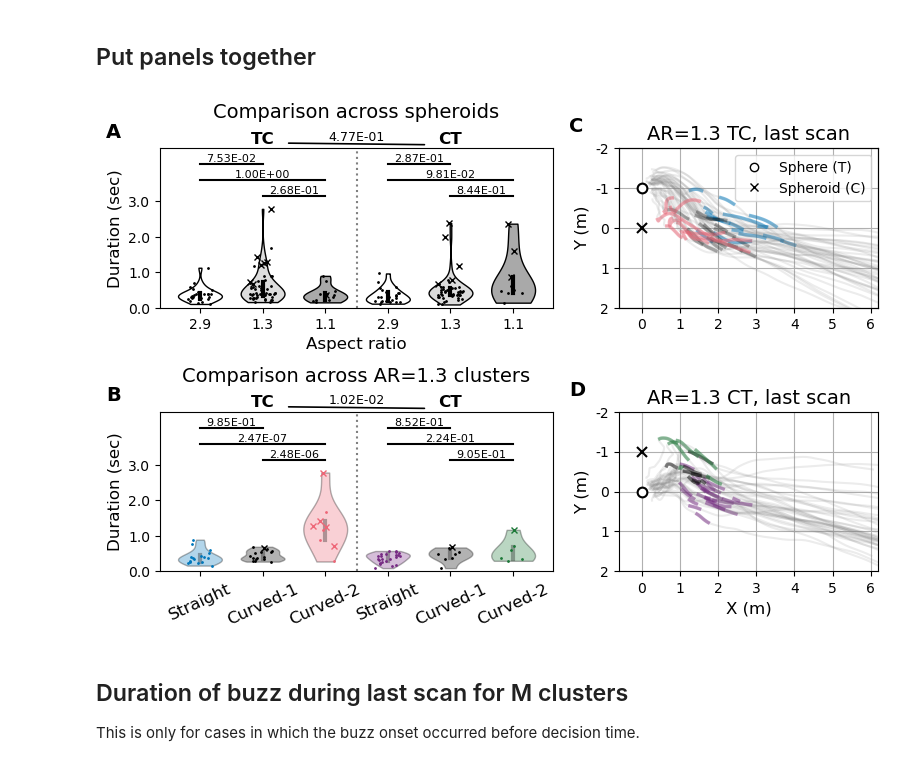
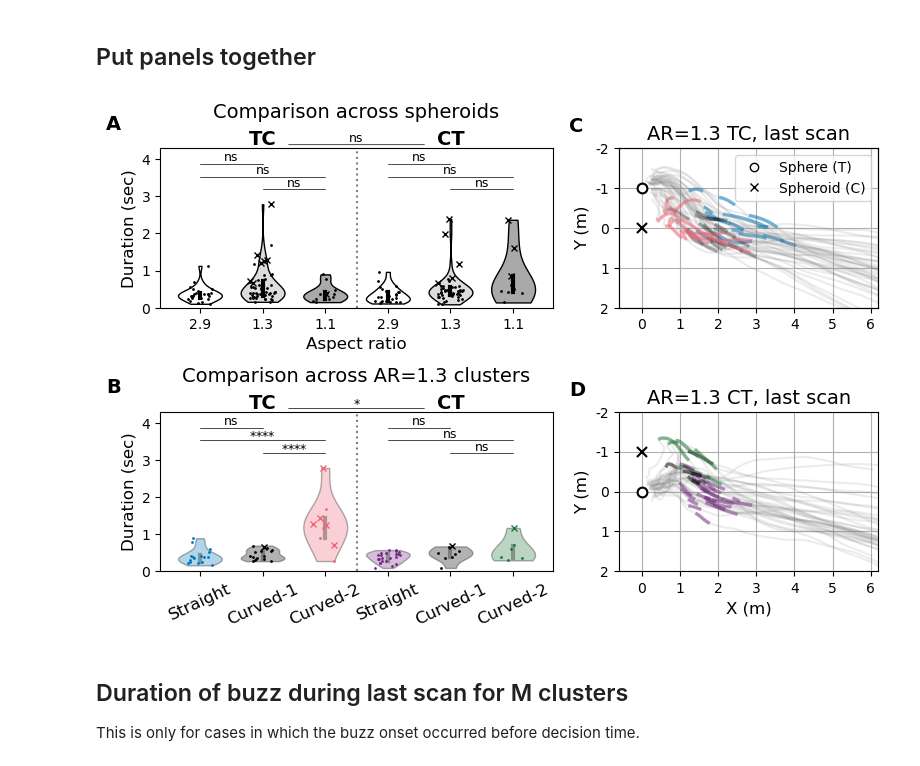
Before and after one commit to leewujung/porpoise_spheroid, a Jupyter notebook: notebooks_fig/fig_last_scan.ipynb, the cells around one changed output. Drawn from its saved outputs; the diff is of its cells as text; code cells hidden in the pictures.

```diff
--- a/notebooks_fig/fig_last_scan.ipynb
+++ b/notebooks_fig/fig_last_scan.ipynb
@@ -356,16 +356,16 @@ ax_allAR.set_ylabel("Duration (sec)", fontsize=12)
 ax_allAR.set_xticks(np.arange(6))
 ax_allAR.set_xticklabels(SPH_LABEL * 2, fontsize=10)
 ax_allAR.set_xlabel("Aspect ratio", fontsize=12)
-ax_allAR.set_yticks(np.arange(0, 3.5, 1))
-ax_allAR.set_yticklabels(np.arange(0, 3.5, 1), fontsize=10)
-ax_allAR.set_ylim(0, 4.5)
+ax_allAR.set_yticks(np.arange(0, 4.5, 1))
+ax_allAR.set_yticklabels(np.arange(0, 4.5, 1).astype(int), fontsize=10)
+ax_allAR.set_ylim(0, 4.3)
 
 # p value annotation
 df_stat_position = pd.read_csv(stat_path / "ARall_last_scan_duration_position_contrast.csv")
 df_stat_spheroid = pd.read_csv(stat_path / "ARall_last_scan_duration_spheroid_contrast.csv")
-annotate_p_val_position(ax_allAR, df_stat_position)
-annotate_p_val_spheroid(ax_allAR, df_stat_spheroid, ratio=True)
-add_TCCT_text(ax_allAR)
+utils_plot.annotate_p_val_position(ax_allAR, df_stat_position)
+utils_plot.annotate_p_val_spheroid(ax_allAR, df_stat_spheroid, ratio=True)
+utils_plot.add_TCCT_text(ax_allAR)
 
 
 
@@ -400,17 +400,17 @@ ax_AR13.set_title("Comparison across AR=1.3 clusters\n", fontsize=14)
 ax_AR13.set_ylabel("Duration (sec)", fontsize=12)
 ax_AR13.set_xticks(np.arange(6))
 ax_AR13.set_xticklabels(CLUSTER_STR_7, fontsize=12, rotation=25)
-ax_AR13.set_yticks(np.arange(0, 3.5, 1))
-ax_AR13.set_yticklabels(np.arange(0, 3.5, 1), fontsize=10)
-ax_AR13.set_ylim(0, 4.5)
+ax_AR13.set_yticks(np.arange(0, 4.5, 1))
+ax_AR13.set_yticklabels(np.arange(0, 4.5, 1).astype(int), fontsize=10)
+ax_AR13.set_ylim(0, 4.3)
 
 
 # p value annotation
 df_stat_position = pd.read_csv(stat_path / "AR13_last_scan_duration_position_contrast.csv")
 df_stat_cluster = pd.read_csv(stat_path / "AR13_last_scan_duration_cluster_contrast.csv")
-annotate_p_val_position(ax_AR13, df_stat_position)
-annotate_p_val_cluster(ax_AR13, df_stat_cluster, ratio=True)
-add_TCCT_text(ax_AR13)
+utils_plot.annotate_p_val_position(ax_AR13, df_stat_position)
+utils_plot.annotate_p_val_cluster(ax_AR13, df_stat_cluster, ratio=True)
+utils_plot.add_TCCT_text(ax_AR13)
 
 
 
@@ -490,36 +490,34 @@ ax_track_mock.set_xticks([])
 ax_track_mock.set_yticks([])
 ax_track_mock.legend(fontsize=10, loc="upper right")
 
 
 # Adjust xy-limit of trajetory panels
 for axx in [ax_track_TC, ax_track_CT]:
     axx.set_xticks(np.arange(-1, 9))
-#     axx.set_xticklabels("")
     axx.set_yticks(np.arange(-3, 4))
     axx.set_yticklabels(np.arange(-3, 4), fontsize=10)
     axx.set_ylim(2, -2)
-#     axx.set_xlim(-0.75, 6.75)
     axx.set_xlim(-0.6, 6.2)
     axx.grid()
     axx.set_ylabel("Y (m)", fontsize=12)
 ax_track_CT.set_xlabel("X (m)", fontsize=12)
 ax_track_CT.set_xticklabels(np.arange(-1, 9), fontsize=10)
 
 
 
 # Add panel labels
 ax_allAR.text(-1.5, 4.8, "A", fontsize=14, fontweight="bold")
 ax_AR13.text(-1.5, 4.8, "B", fontsize=14, fontweight="bold")
 ax_track_TC.text(-1.9, -2.4, "C", fontsize=14, fontweight="bold")
 ax_track_CT.text(-1.9, -2.4, "D", fontsize=14, fontweight="bold")
 
 
 
 plt.show()
 
 fig.savefig(fig_path / "fig_last_scan.png", dpi=300, bbox_inches="tight")
 # %% [output]
-[figure, old version]
+[figure, new version]
 # %% [markdown]
 ## Duration of buzz during last scan for M clusters
 
```
Also changed, not shown: 3 other files.
